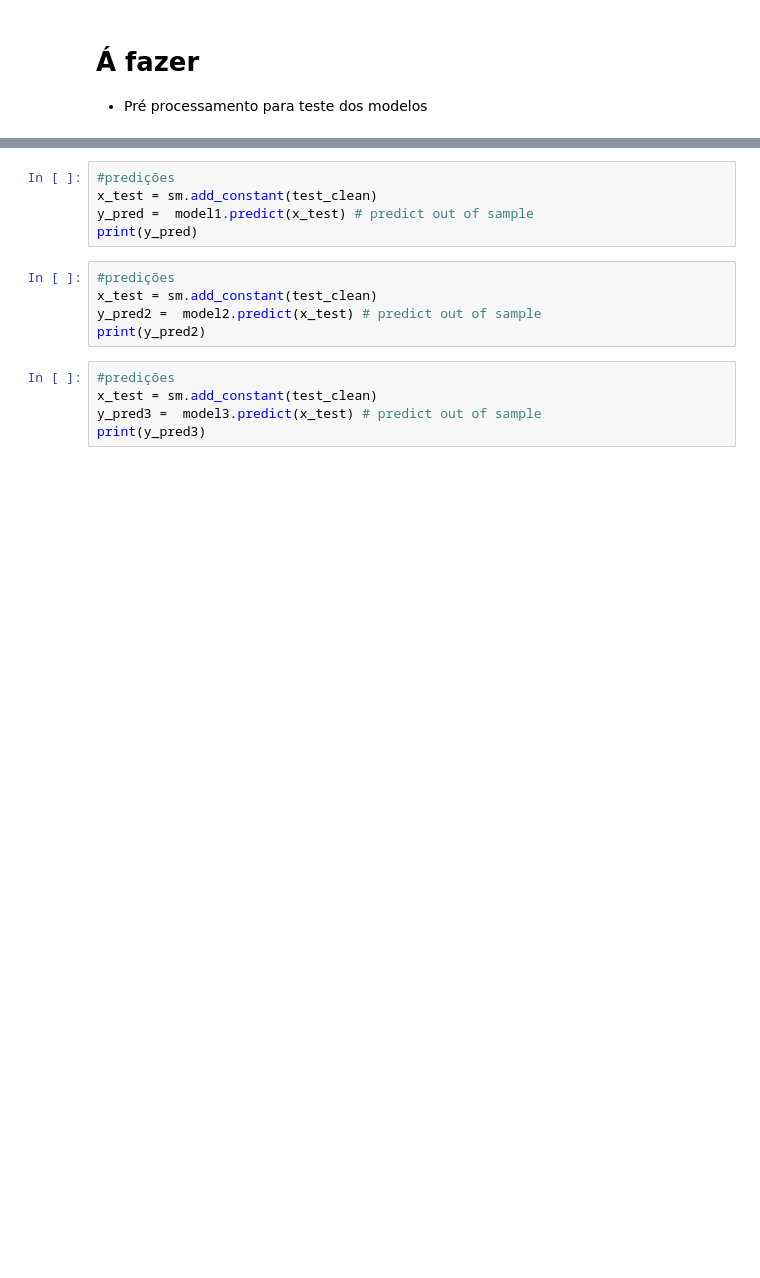
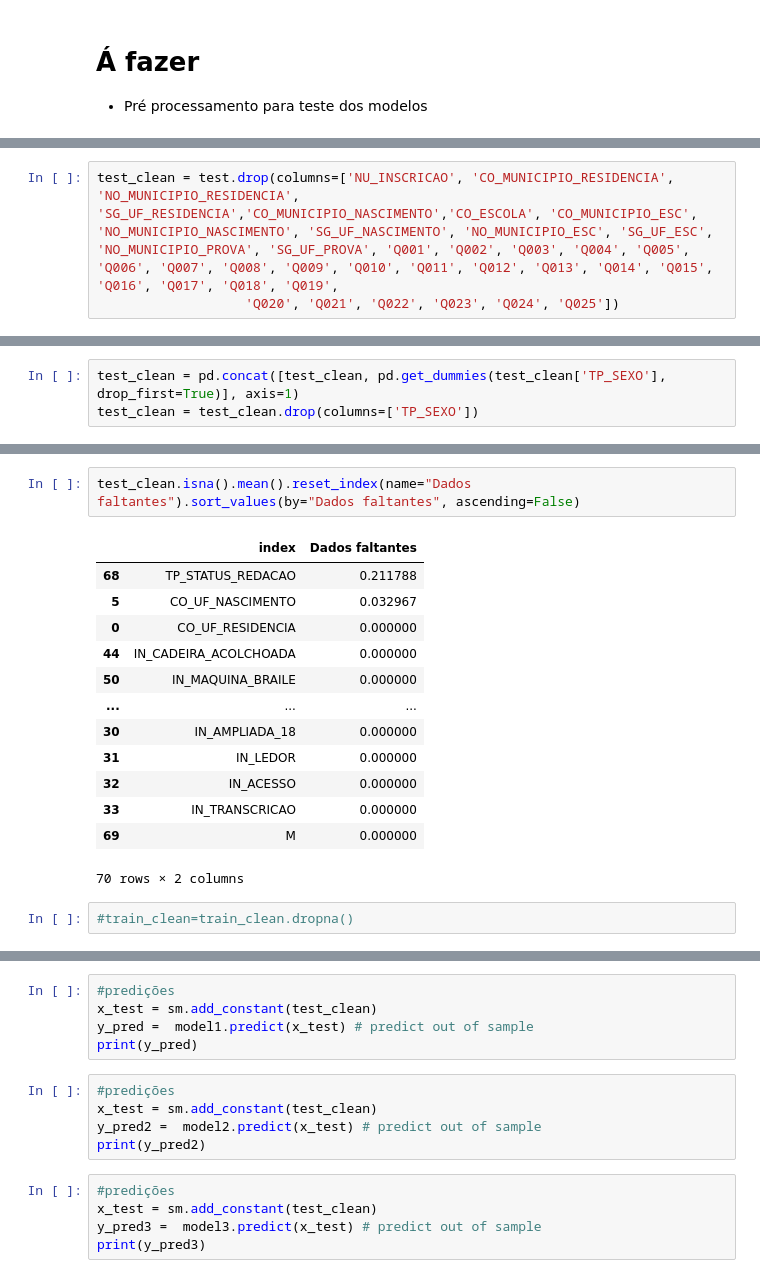
Before and after one commit to modestto/Kaggle-ML---ENEM, a Jupyter notebook: ML_ENEM.ipynb, the cells around one changed output, grey strips where cells are left out. Cells and saved outputs as stored; diff of their text form; blank space fills up the shorter version.

```diff
--- a/ML_ENEM.ipynb
+++ b/ML_ENEM.ipynb
@@ -177,0 +99,3 @@ matriz_correlacao.style.background_gradient(cmap='coolwarm')
+# %%
+test_clean = test.drop(columns=['NU_INSCRICAO', 'CO_MUNICIPIO_RESIDENCIA', 'NO_MUNICIPIO_RESIDENCIA', 'SG_UF_RESIDENCIA','CO_MUNICIPIO_NASCIMENTO','CO_ESCOLA', 'CO_MUNICIPIO_ESC', 'NO_MUNICIPIO_NASCIMENTO', 'SG_UF_NASCIMENTO', 'NO_MUNICIPIO_ESC', 'SG_UF_ESC', 'NO_MUNICIPIO_PROVA', 'SG_UF_PROVA', 'Q001', 'Q002', 'Q003', 'Q004', 'Q005', 'Q006', 'Q007', 'Q008', 'Q009', 'Q010', 'Q011', 'Q012', 'Q013', 'Q014', 'Q015', 'Q016', 'Q017', 'Q018', 'Q019',
+                   'Q020', 'Q021', 'Q022', 'Q023', 'Q024', 'Q025'])
@@ -177,0 +115,3 @@ matriz_correlacao.style.background_gradient(cmap='coolwarm')
+# %%
+test_clean = pd.concat([test_clean, pd.get_dummies(test_clean['TP_SEXO'], drop_first=True)], axis=1)
+test_clean = test_clean.drop(columns=['TP_SEXO'])
@@ -177,0 +165,18 @@ matriz_correlacao.style.background_gradient(cmap='coolwarm')
+# %%
+test_clean.isna().mean().reset_index(name="Dados faltantes").sort_values(by="Dados faltantes", ascending=False)
+# %% [output]
+|  | index | Dados faltantes |
+| 68 | TP_STATUS_REDACAO | 0.211788 |
+| 5 | CO_UF_NASCIMENTO | 0.032967 |
+| 0 | CO_UF_RESIDENCIA | 0.000000 |
+| 44 | IN_CADEIRA_ACOLCHOADA | 0.000000 |
+| 50 | IN_MAQUINA_BRAILE | 0.000000 |
+| ... | ... | ... |
+| 30 | IN_AMPLIADA_18 | 0.000000 |
+| 31 | IN_LEDOR | 0.000000 |
+| 32 | IN_ACESSO | 0.000000 |
+| 33 | IN_TRANSCRICAO | 0.000000 |
+| 69 | M | 0.000000 |
+70 rows × 2 columns
+# %%
+#train_clean=train_clean.dropna()
```
Also changed, not shown: parts of 53 cells of this notebook.
